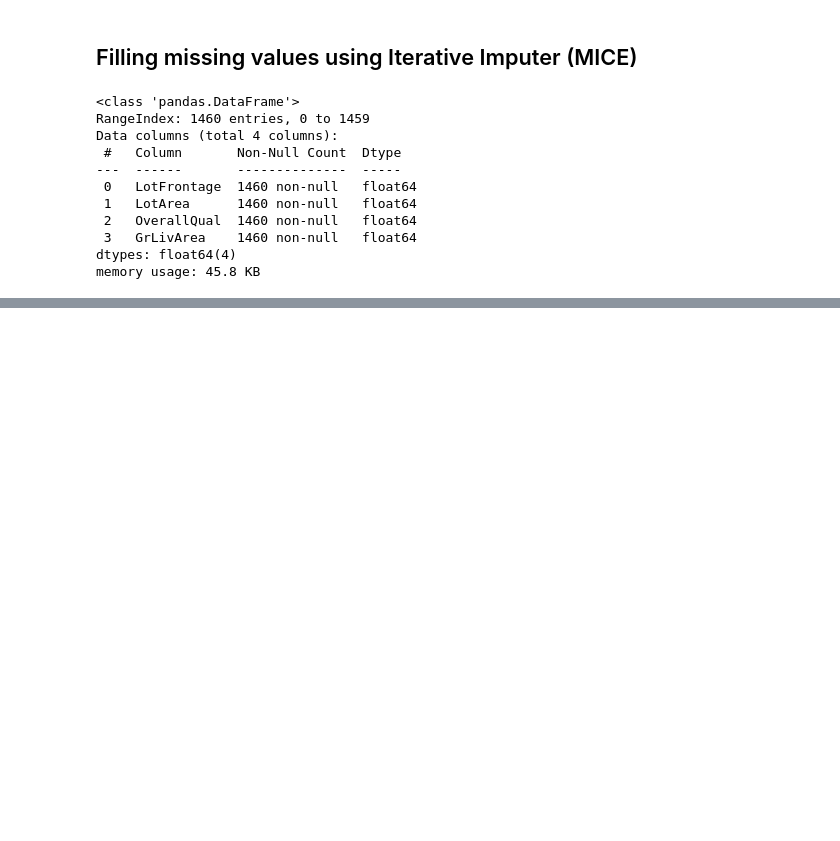
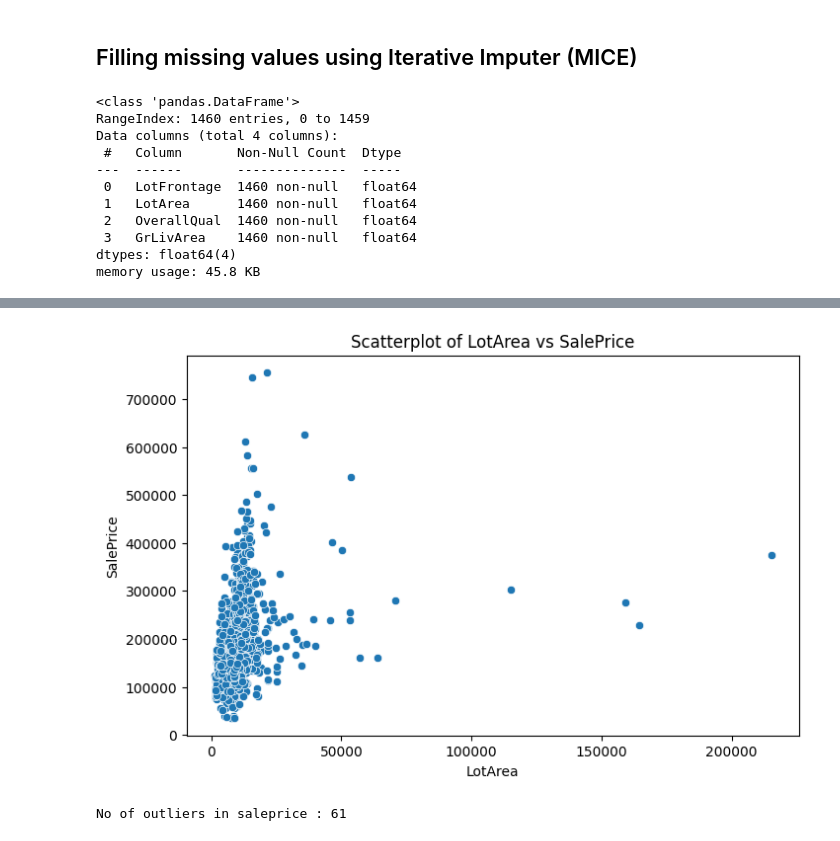
Before and after one commit to KG1234567/Feature-Engineering, a Jupyter notebook: 26-04-2026/26-04-2026.ipynb, the cells around one changed output, grey strips where cells are left out. Drawn from its saved outputs; the diff is of its cells as text; code cells hidden in the pictures; blank space fills up the shorter version.

```diff
--- a/26-04-2026/26-04-2026.ipynb
+++ b/26-04-2026/26-04-2026.ipynb
@@ -494,0 +526,9 @@ memory usage: 45.8 KB
+# %%
+# Scatter plot LotArea vs SalePrice
+
+plt.figure(figsize=(8,5))
+sns.scatterplot(x=df_3["LotArea"], y=df_3["SalePrice"])
+plt.title("Scatterplot of LotArea vs SalePrice")
+plt.show()
+# %% [output]
+[figure, added]
@@ -494,0 +550,4 @@ memory usage: 45.8 KB
+# %%
+print(f"No of outliers in saleprice : {len(outlier_saleprice)}")
+# %% [output]
+No of outliers in saleprice : 61
```
Also changed, not shown: parts of 14 cells of this notebook.
